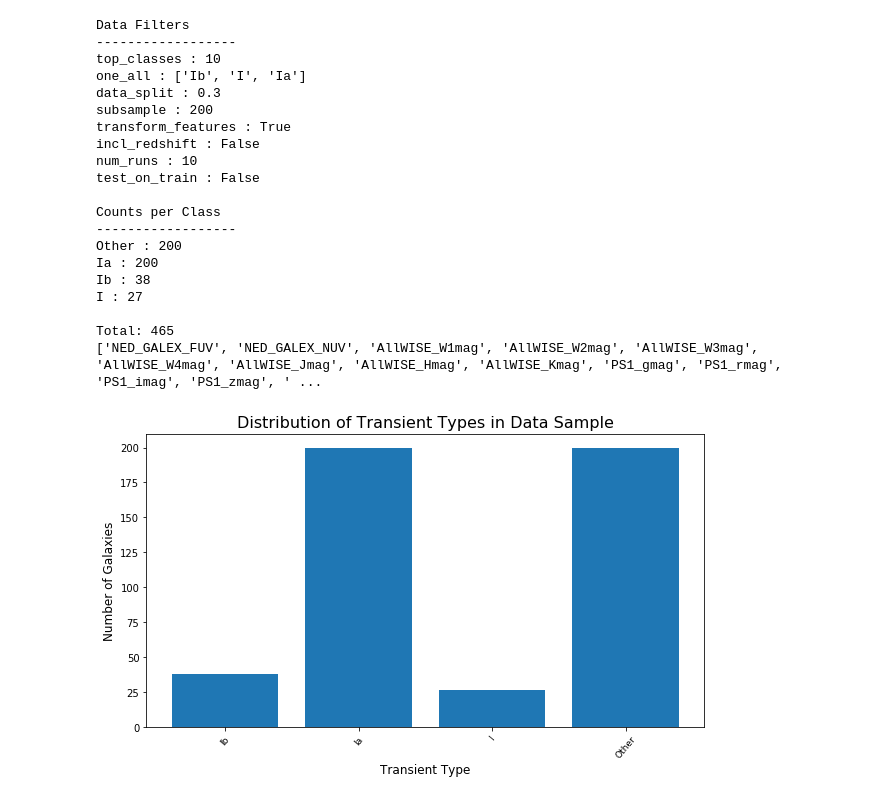
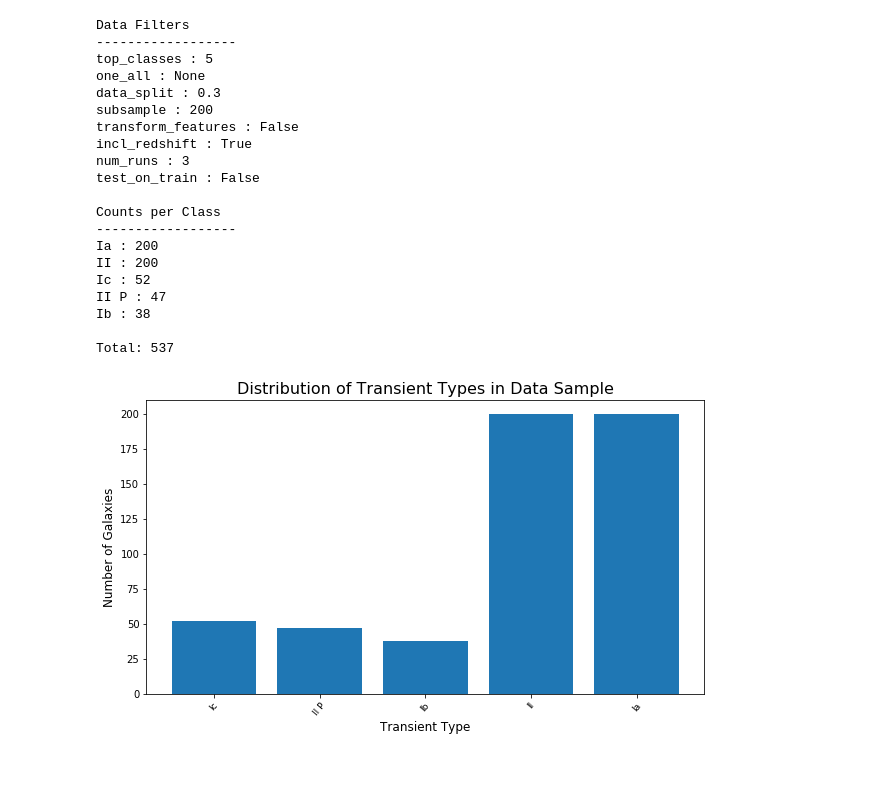
Before and after one commit to marinakiseleva/thex_model, a Jupyter notebook: notebooks/PCA.ipynb, the cells around one changed output. Drawn from its saved outputs; the diff is of its cells as text; code cells hidden in the pictures; blank space fills up the shorter version.

```diff
--- a/notebooks/PCA.ipynb
+++ b/notebooks/PCA.ipynb
@@ -13,33 +45,44 @@ cols = [ 'AllWISE_W1mag', 'AllWISE_W2mag', 'AllWISE_W3mag', 'AllWISE_W4mag',
+# %%
+NaiveBayesModel(col_match = cols,
+         test_on_train = False,
+         folds = 3,
+         transform_features = False,
+         subsample = 200,
+         incl_redshift = True,
+         data_split = 0.3,
+         num_runs = 3,
+         top_classes = 5)
+# %% [output]
+Data Filters
+------------------
+top_classes : 5
+one_all : None
+data_split : 0.3
+subsample : 200
+transform_features : False
+incl_redshift : True
+num_runs : 3
+test_on_train : False
+
+Counts per Class
+------------------
+Ia : 200
+II : 200
+Ic : 52
+II P : 47
+Ib : 38
+
+Total: 537
+[figure, added]
 # %%
-NaiveBayesModel(col_match = cols,
+
+HMCModel(col_match = cols,
          test_on_train = False,
          folds = 3,
          transform_features = True,
          subsample = 200,
          incl_redshift = False,
          data_split = 0.3,
-         num_runs = 10,
+         num_runs = 10)
 #          top_classes = 5,
-               one_all = ["Ib", "I", "Ia"])
+#          one_all = ["Ib", "I", "Ia"])
-# %% [output]
-Data Filters
-------------------
-top_classes : 10
-one_all : ['Ib', 'I', 'Ia']
-data_split : 0.3
-subsample : 200
-transform_features : True
-incl_redshift : False
-num_runs : 10
-test_on_train : False
-
-Counts per Class
-------------------
-Other : 200
-Ia : 200
-Ib : 38
-I : 27
-
-Total: 465
-['NED_GALEX_FUV', 'NED_GALEX_NUV', 'AllWISE_W1mag', 'AllWISE_W2mag', 'AllWISE_W3mag', 'AllWISE_W4mag', 'AllWISE_Jmag', 'AllWISE_Hmag', 'AllWISE_Kmag', 'PS1_gmag', 'PS1_rmag', 'PS1_imag', 'PS1_zmag', ' ...
-[figure, removed]
```
Also changed, not shown: parts of 2 cells of this notebook, 6 other files.
